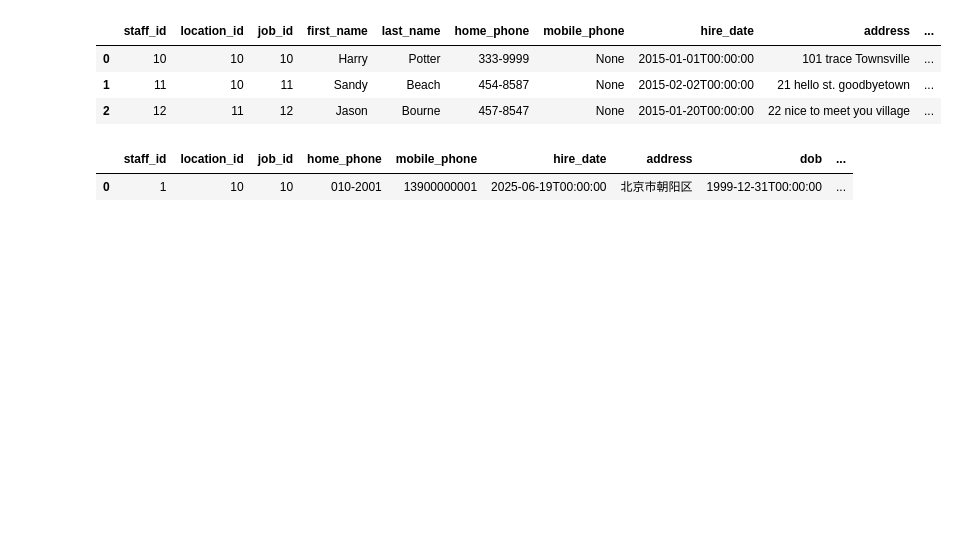
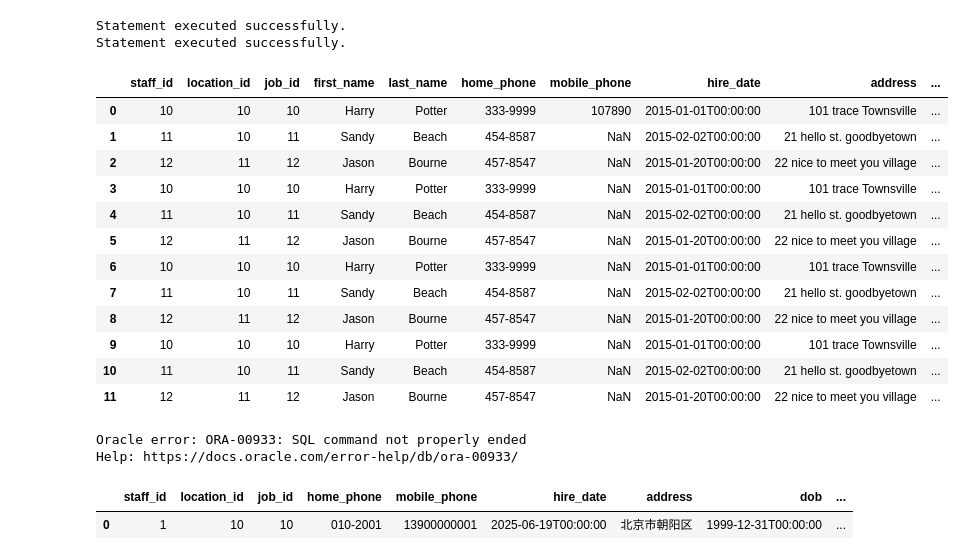
Before and after one commit to JohnsRun/ai-sql-developer, a Jupyter notebook: db-test.ipynb, the cells around one changed output. Saved outputs shown, nothing was run; the diff lists cells and outputs as text; code cells hidden in the pictures; blank space fills up the shorter version.

```diff
--- a/db-test.ipynb
+++ b/db-test.ipynb
@@ -1,13 +1,40 @@
 # %%
 %run 02Development_Zone/db_connect.py
+# %%
+%%dev
+insert into staff_bak0921
+select * from staff;
+commit;
+# %% [output]
+Statement executed successfully.
+Statement executed successfully.
+# %%
+%%dev
+select * from staff_bak0921
+# %% [output]
+|  | staff_id | location_id | job_id | first_name | last_name | home_phone | mobile_phone | hire_date | address | ... |
+| 0 | 10 | 10 | 10 | Harry | Potter | 333-9999 | 107890 | 2015-01-01T00:00:00 | 101 trace Townsville | ... |
+| 1 | 11 | 10 | 11 | Sandy | Beach | 454-8587 | NaN | 2015-02-02T00:00:00 | 21 hello st. goodbyetown | ... |
+| 2 | 12 | 11 | 12 | Jason | Bourne | 457-8547 | NaN | 2015-01-20T00:00:00 | 22 nice to meet you village | ... |
+| 3 | 10 | 10 | 10 | Harry | Potter | 333-9999 | NaN | 2015-01-01T00:00:00 | 101 trace Townsville | ... |
+| 4 | 11 | 10 | 11 | Sandy | Beach | 454-8587 | NaN | 2015-02-02T00:00:00 | 21 hello st. goodbyetown | ... |
+| 5 | 12 | 11 | 12 | Jason | Bourne | 457-8547 | NaN | 2015-01-20T00:00:00 | 22 nice to meet you village | ... |
+| 6 | 10 | 10 | 10 | Harry | Potter | 333-9999 | NaN | 2015-01-01T00:00:00 | 101 trace Townsville | ... |
+| 7 | 11 | 10 | 11 | Sandy | Beach | 454-8587 | NaN | 2015-02-02T00:00:00 | 21 hello st. goodbyetown | ... |
+| 8 | 12 | 11 | 12 | Jason | Bourne | 457-8547 | NaN | 2015-01-20T00:00:00 | 22 nice to meet you village | ... |
+| 9 | 10 | 10 | 10 | Harry | Potter | 333-9999 | NaN | 2015-01-01T00:00:00 | 101 trace Townsville | ... |
+| 10 | 11 | 10 | 11 | Sandy | Beach | 454-8587 | NaN | 2015-02-02T00:00:00 | 21 hello st. goodbyetown | ... |
+| 11 | 12 | 11 | 12 | Jason | Bourne | 457-8547 | NaN | 2015-01-20T00:00:00 | 22 nice to meet you village | ... |
 # %%
 %%dev
-select * from staff
+update  staff_bak0921
+set mobile_phone = '207890'
+where staff_id = 10;
+
+select * from staff_bak0921
 # %% [output]
-|  | staff_id | location_id | job_id | first_name | last_name | home_phone | mobile_phone | hire_date | address | ... |
-| 0 | 10 | 10 | 10 | Harry | Potter | 333-9999 | None | 2015-01-01T00:00:00 | 101 trace Townsville | ... |
-| 1 | 11 | 10 | 11 | Sandy | Beach | 454-8587 | None | 2015-02-02T00:00:00 | 21 hello st. goodbyetown | ... |
-| 2 | 12 | 11 | 12 | Jason | Bourne | 457-8547 | None | 2015-01-20T00:00:00 | 22 nice to meet you village | ... |
+Oracle error: ORA-00933: SQL command not properly ended
+Help: https://docs.oracle.com/error-help/db/ora-00933/
 # %%
 %%uat
 select * from staff
```
Also changed, not shown: parts of 2 cells of this notebook, 4 other files.
